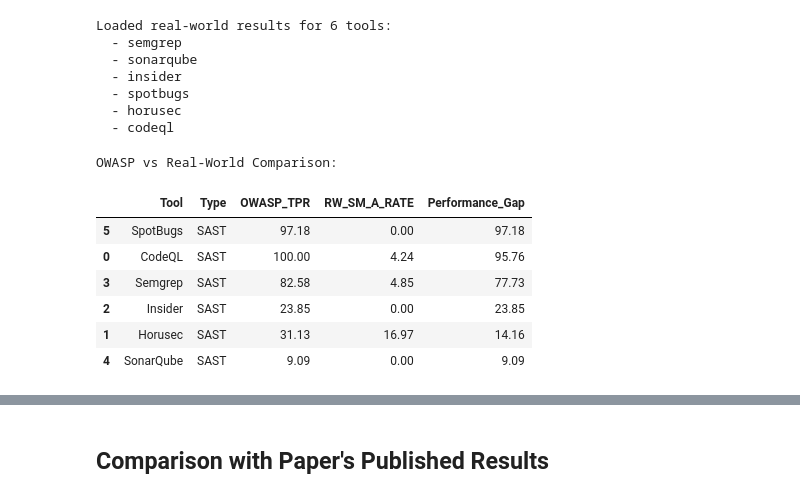
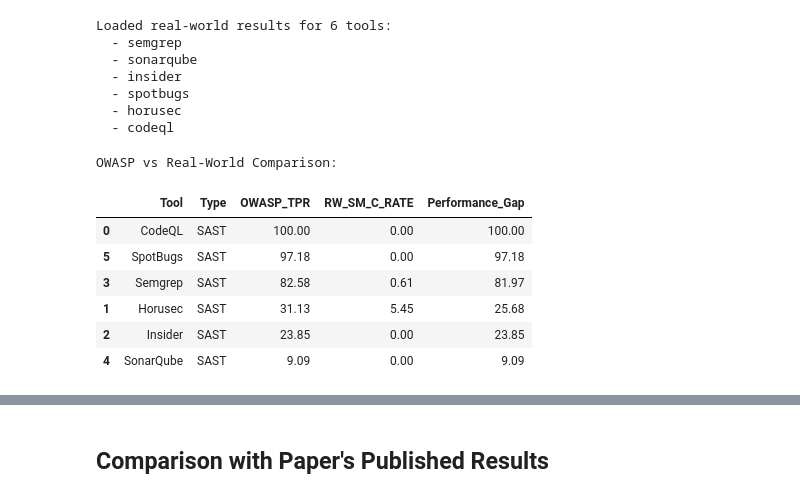
Before and after one commit to ibrahimssmalik/tool_analysis, a Jupyter notebook: sast_scorecard_analysis.ipynb, the cells around one changed output, grey strips where cells are left out. Saved outputs shown, nothing was run; the diff lists cells and outputs as text; code cells hidden in the pictures.

```diff
--- a/sast_scorecard_analysis.ipynb
+++ b/sast_scorecard_analysis.ipynb
@@ -967,19 +1036,19 @@ def create_comparison_df(owasp_df, realworld_results, comparison='sm_c_rate'):
 
     return pd.DataFrame(comparison_data)
 # %%
-compare_1 = 'sm_a_rate' # can be 'sm_c_rate' or 'sm_a_rate' etc.
+compare_1 = 'sm_c_rate' # can be 'sm_c_rate' or 'sm_a_rate' etc.
 
 comparison_df = create_comparison_df(summary_stats.reset_index(), realworld_results, comparison=compare_1)
 comparison_df = comparison_df.sort_values('Performance_Gap', ascending=False)
 
 print("OWASP vs Real-World Comparison:")
 display(comparison_df[['Tool', 'Type', 'OWASP_TPR', f'RW_{compare_1.upper()}', 'Performance_Gap']])
 # %% [output]
 OWASP vs Real-World Comparison:
-|  | Tool | Type | OWASP_TPR | RW_SM_A_RATE | Performance_Gap |
+|  | Tool | Type | OWASP_TPR | RW_SM_C_RATE | Performance_Gap |
+| 0 | CodeQL | SAST | 100.00 | 0.00 | 100.00 |
 | 5 | SpotBugs | SAST | 97.18 | 0.00 | 97.18 |
-| 0 | CodeQL | SAST | 100.00 | 4.24 | 95.76 |
-| 3 | Semgrep | SAST | 82.58 | 4.85 | 77.73 |
+| 3 | Semgrep | SAST | 82.58 | 0.61 | 81.97 |
+| 1 | Horusec | SAST | 31.13 | 5.45 | 25.68 |
 | 2 | Insider | SAST | 23.85 | 0.00 | 23.85 |
-| 1 | Horusec | SAST | 31.13 | 16.97 | 14.16 |
 | 4 | SonarQube | SAST | 9.09 | 0.00 | 9.09 |
```
Also changed, not shown: parts of 10 cells of this notebook, 18 other files.
